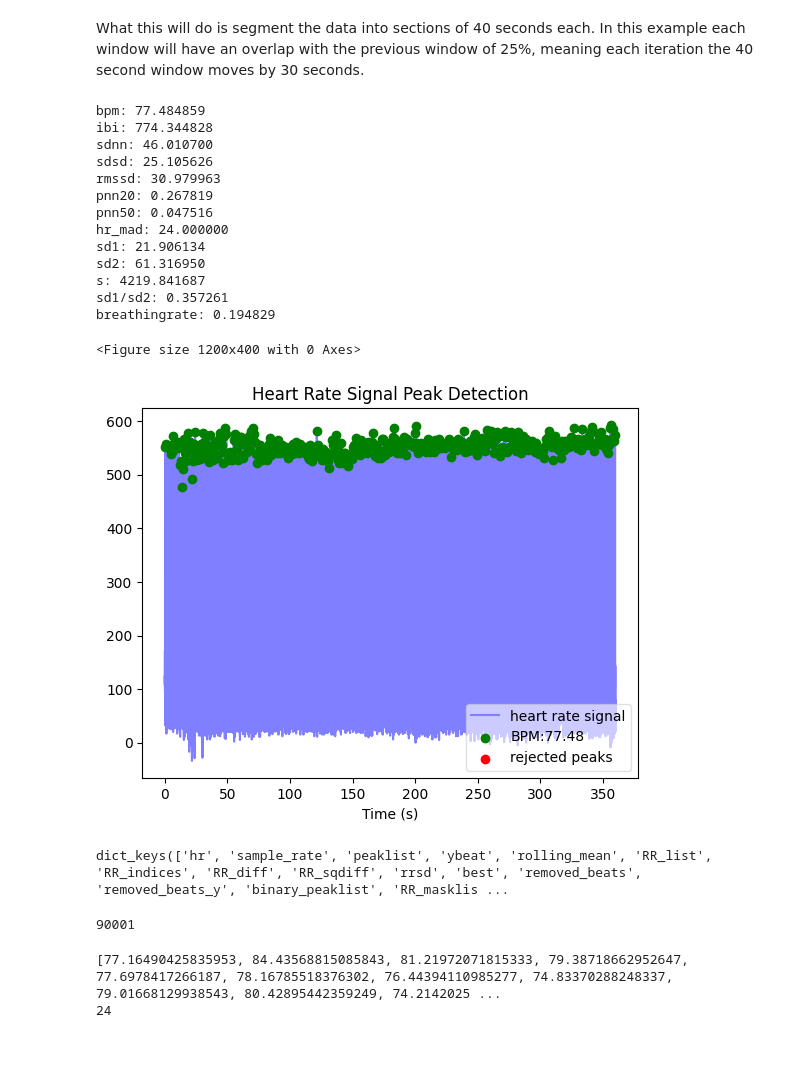
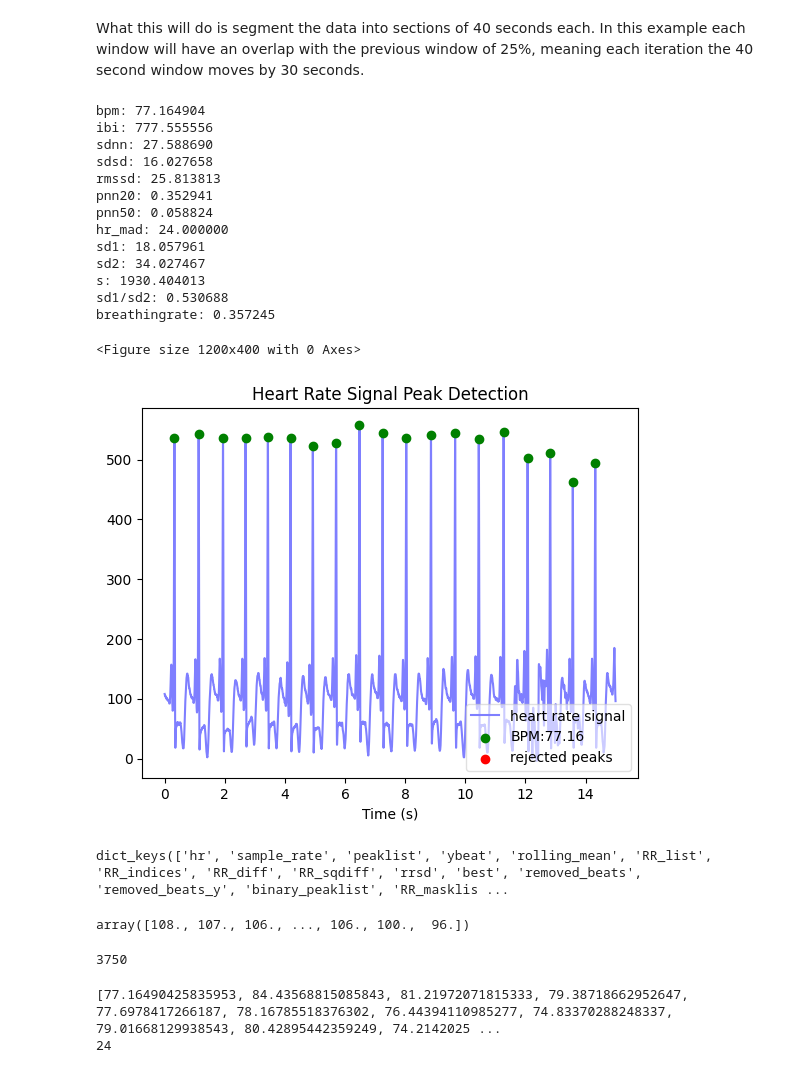
Before and after one commit to sophia-celine/rPPG, a Jupyter notebook: get_ground_truth/heartpy_test.ipynb, the cells around one changed output. Saved outputs shown, nothing was run; the diff lists cells and outputs as text; code cells hidden in the pictures.

```diff
--- a/get_ground_truth/heartpy_test.ipynb
+++ b/get_ground_truth/heartpy_test.ipynb
@@ -14,40 +14,44 @@ What this will do is segment the data into sections of 40 seconds each. In this
 # %%
 #run analysis
 sample_rate = 250
-wd, m = hp.process(data, sample_rate)
+wd, m = hp.process(data[0:15*250], sample_rate)
 
 
 #visualise in plot of custom size
 plt.figure(figsize=(12,4))
 hp.plotter(wd, m)
 
 # display computed measures
 for measure in m.keys():
     print('%s: %f' %(measure, m[measure]))
 # %% [output]
-bpm: 77.484859
-ibi: 774.344828
-sdnn: 46.010700
-sdsd: 25.105626
-rmssd: 30.979963
-pnn20: 0.267819
-pnn50: 0.047516
+bpm: 77.164904
+ibi: 777.555556
+sdnn: 27.588690
+sdsd: 16.027658
+rmssd: 25.813813
+pnn20: 0.352941
+pnn50: 0.058824
 hr_mad: 24.000000
-sd1: 21.906134
-sd2: 61.316950
-s: 4219.841687
-sd1/sd2: 0.357261
-breathingrate: 0.194829
+sd1: 18.057961
+sd2: 34.027467
+s: 1930.404013
+sd1/sd2: 0.530688
+breathingrate: 0.357245
 <Figure size 1200x400 with 0 Axes>
-[figure, old version]
+[figure, new version]
 # %%
 wd.keys()
 # %% [output]
 dict_keys(['hr', 'sample_rate', 'peaklist', 'ybeat', 'rolling_mean', 'RR_list', 'RR_indices', 'RR_diff', 'RR_sqdiff', 'rrsd', 'best', 'removed_beats', 'removed_beats_y', 'binary_peaklist', 'RR_masklis ...
+# %%
+wd['hr']
+# %% [output]
+array([108., 107., 106., ..., 106., 100.,  96.])
 # %%
 print(len(wd['hr']))
 # %% [output]
-90001
+3750
 # %%
 wd, m = hp.process_segmentwise(data, sample_rate=250.0, segment_width = 15, segment_overlap = 0)
 print(m['bpm'])
```
Also changed, not shown: 9 other files.
